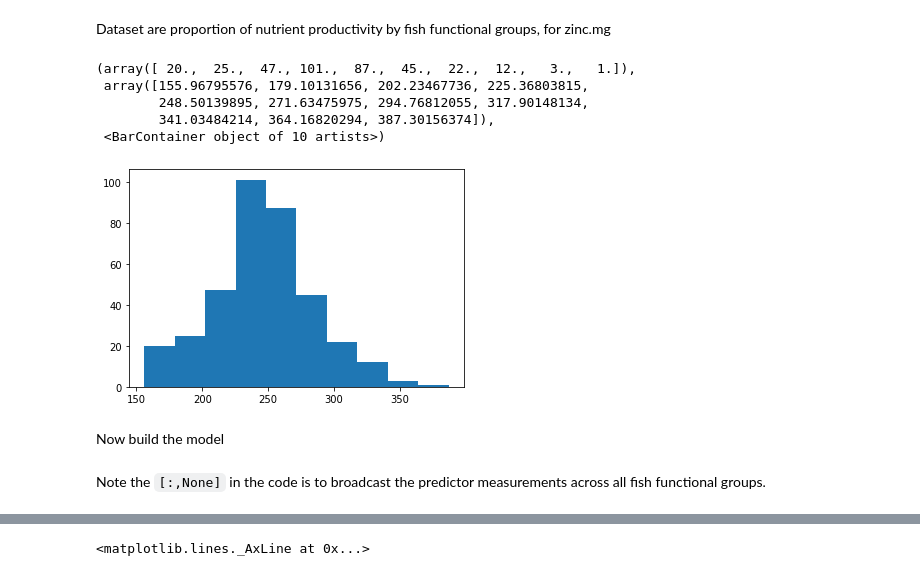
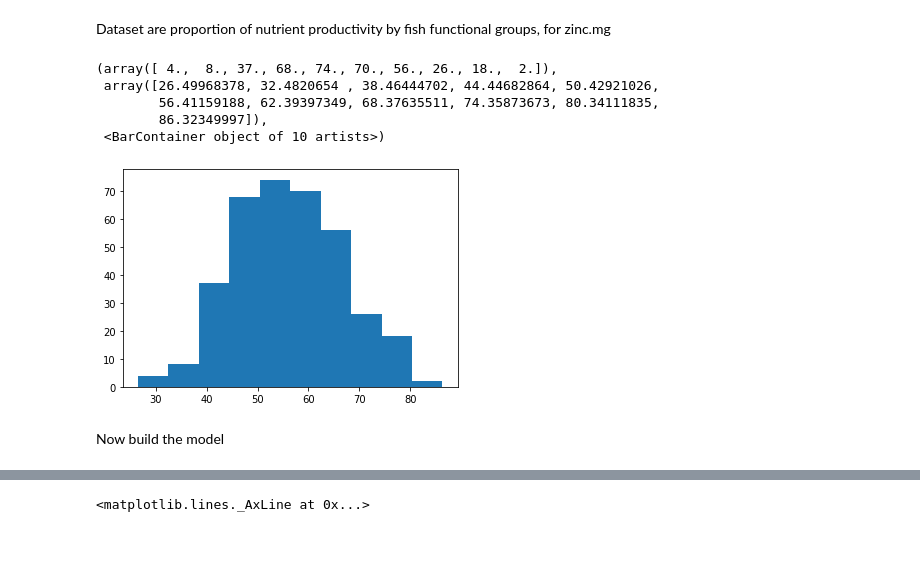
Before and after one commit to jpwrobinson/nutrient-productivity, a Jupyter notebook: py-notebook/NutDens_pymc3.ipynb, the cells around one changed output, grey strips where cells are left out. Cells and saved outputs as stored; diff of their text form; code cells hidden in the pictures; blank space fills up the shorter version.

```diff
--- a/py-notebook/NutDens_pymc3.ipynb
+++ b/py-notebook/NutDens_pymc3.ipynb
@@ -84,15 +84,15 @@ Dataset are proportion of nutrient productivity by fish functional groups, for z
 # %%
 # Import data
 nut = pd.read_csv("zinc.mg_reef_unscaled.csv")
 nut.head()
-plt.hist(nut.nscore)
+plt.hist(nut.nscore3)
 # %% [output]
-(array([ 20.,  25.,  47., 101.,  87.,  45.,  22.,  12.,   3.,   1.]),
- array([155.96795576, 179.10131656, 202.23467736, 225.36803815,
-        248.50139895, 271.63475975, 294.76812055, 317.90148134,
-        341.03484214, 364.16820294, 387.30156374]),
+(array([ 4.,  8., 37., 68., 74., 70., 56., 26., 18.,  2.]),
+ array([26.49968378, 32.4820654 , 38.46444702, 44.44682864, 50.42921026,
+        56.41159188, 62.39397349, 68.37635511, 74.35873673, 80.34111835,
+        86.32349997]),
  <BarContainer object of 10 artists>)
-[figure, old version]
+[figure, new version]
 # %%
 # Import data
 nut = pd.read_csv("zinc.mg_reef_unscaled.csv")
@@ -218,8 +218,6 @@ with pm.Model(coords=coords) as BDM:
     futureHC = np.repeat(coralG, 9)
     futureG = np.tile(manageG, 100)
     μ12 = pm.Deterministic('mu12', intercept + β0_managenc[futureG] + hard_coral*futureHC)
-# %% [markdown]
-Note the `[:,None]` in the code is to broadcast the predictor measurements across all fish functional groups.
 # %%
 for RV in BDM.basic_RVs:
     print(RV.name, RV.logp(BDM.test_point))
```
Also changed, not shown: parts of 4 cells of this notebook, 6 other files.
